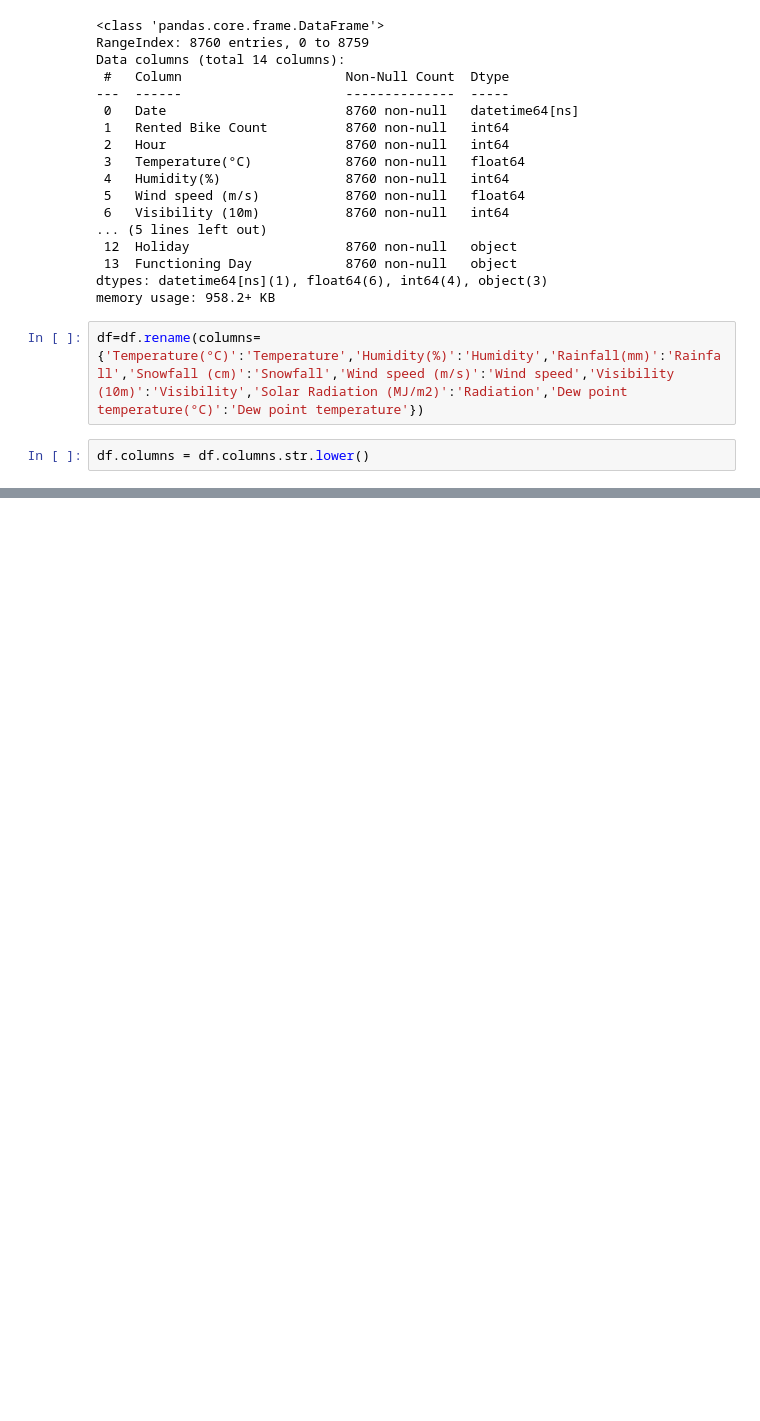
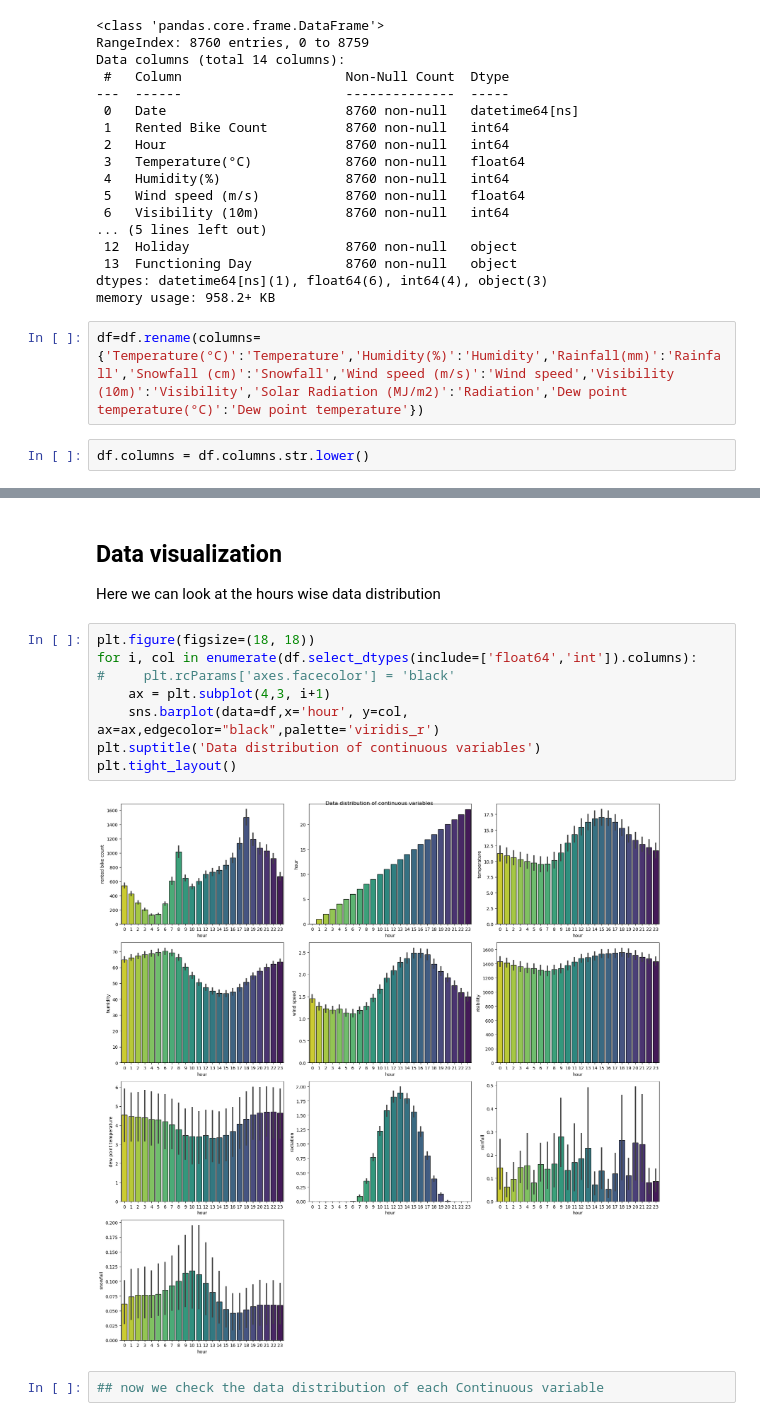
Before and after one commit to satyam-9/Rental_bike_count_prediction, a Jupyter notebook: Rental-bike-prediction.ipynb, the cells around one changed output, grey strips where cells are left out. Drawn from its saved outputs; the diff is of its cells as text; blank space fills up the shorter version.

```diff
--- a/Rental-bike-prediction.ipynb
+++ b/Rental-bike-prediction.ipynb
@@ -89,0 +127,15 @@ Index(['date', 'rented bike count', 'hour', 'temperature', 'humidity',
+# %% [markdown]
+## Data visualization
+Here we can look at the hours wise data distribution
+# %%
+plt.figure(figsize=(18, 18))
+for i, col in enumerate(df.select_dtypes(include=['float64','int']).columns):
+#     plt.rcParams['axes.facecolor'] = 'black'
+    ax = plt.subplot(4,3, i+1)
+    sns.barplot(data=df,x='hour', y=col, ax=ax,edgecolor="black",palette='viridis_r')
+plt.suptitle('Data distribution of continuous variables')
+plt.tight_layout()
+# %% [output]
+[figure, added]
+# %%
+## now we check the data distribution of each Continuous variable
```
Also changed, not shown: parts of 9 cells of this notebook.
